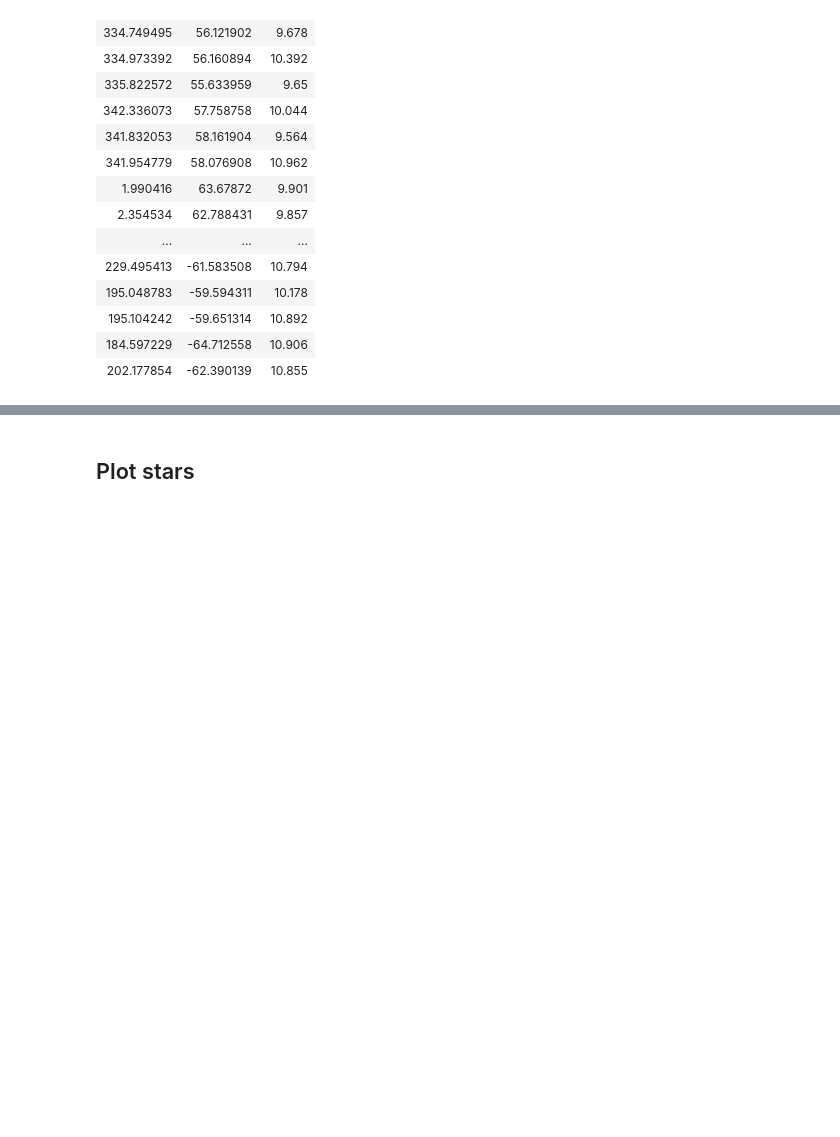
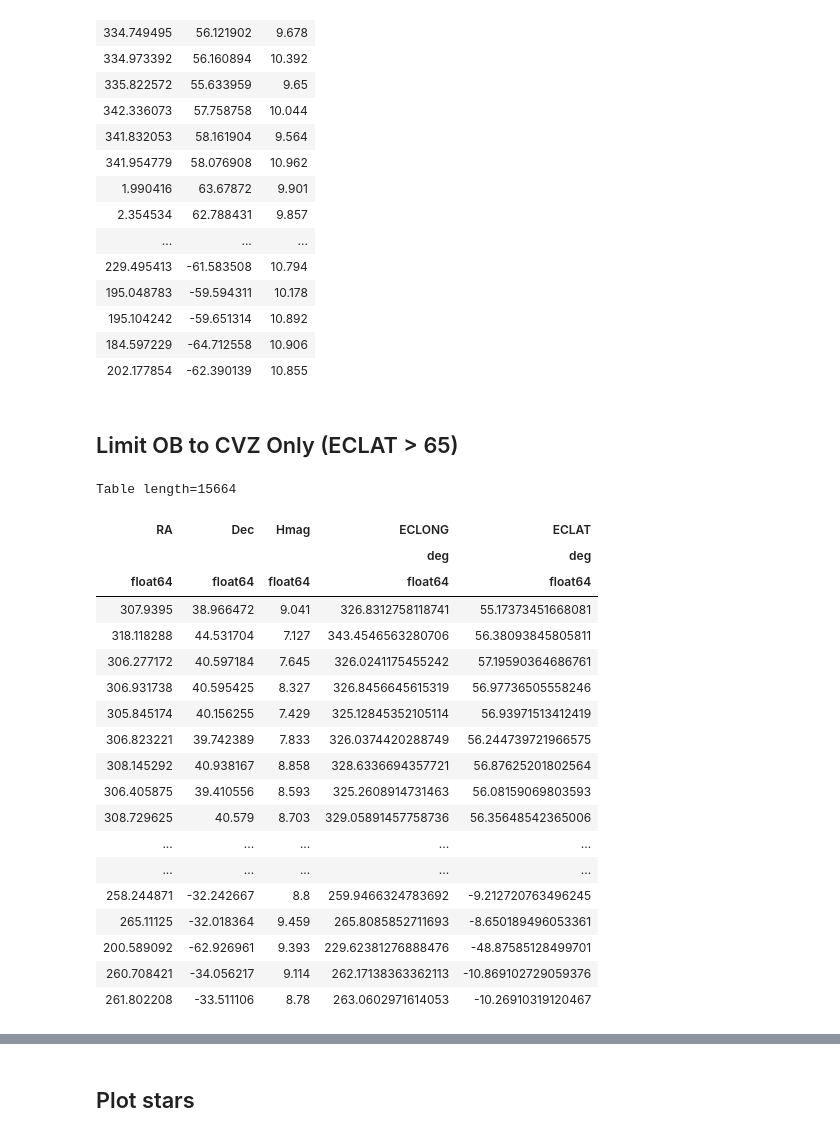
Before and after one commit to William-Zhang-R/SDSS-V-SimTargets, a Jupyter notebook: allsky/TESS OBAF.ipynb, the cells around one changed output, grey strips where cells are left out. Saved outputs shown, nothing was run; the diff lists cells and outputs as text; code cells hidden in the pictures; blank space fills up the shorter version.

```diff
--- a/allsky/TESS OBAF.ipynb
+++ b/allsky/TESS OBAF.ipynb
@@ -67,3 +68,32 @@ Table length=11495
 | 195.104242 | -59.651314 | 10.892 |
 | 184.597229 | -64.712558 | 10.906 |
 | 202.177854 | -62.390139 | 10.855 |
+# %% [markdown]
+## Limit OB to CVZ Only (ECLAT > 65)
+# %%
+ob1_fk5 = SkyCoord(ob1_target_big_tab['RA'],ob1_target_big_tab['Dec'],unit=(u.deg,u.deg),frame="fk5")
+ob1_ecl = ob1_fk5.transform_to(BarycentricTrueEcliptic())
+ob1_target_big_tab["ECLONG"] = ob1_ecl.lon
+ob1_target_big_tab["ECLAT"] = ob1_ecl.lat
+ob1_target_big_tab
+# %% [output]
+Table length=15664
+| RA | Dec | Hmag | ECLONG | ECLAT |
+|  |  |  | deg | deg |
+| float64 | float64 | float64 | float64 | float64 |
+| 307.9395 | 38.966472 | 9.041 | 326.8312758118741 | 55.17373451668081 |
+| 318.118288 | 44.531704 | 7.127 | 343.4546563280706 | 56.38093845805811 |
+| 306.277172 | 40.597184 | 7.645 | 326.0241175455242 | 57.19590364686761 |
+| 306.931738 | 40.595425 | 8.327 | 326.8456645615319 | 56.97736505558246 |
+| 305.845174 | 40.156255 | 7.429 | 325.12845352105114 | 56.93971513412419 |
+| 306.823221 | 39.742389 | 7.833 | 326.0374420288749 | 56.244739721966575 |
+| 308.145292 | 40.938167 | 8.858 | 328.6336694357721 | 56.87625201802564 |
+| 306.405875 | 39.410556 | 8.593 | 325.2608914731463 | 56.08159069803593 |
+| 308.729625 | 40.579 | 8.703 | 329.05891457758736 | 56.35648542365006 |
+| ... | ... | ... | ... | ... |
+| ... | ... | ... | ... | ... |
+| 258.244871 | -32.242667 | 8.8 | 259.9466324783692 | -9.212720763496245 |
+| 265.11125 | -32.018364 | 9.459 | 265.8085852711693 | -8.650189496053361 |
+| 200.589092 | -62.926961 | 9.393 | 229.62381276888476 | -48.87585128499701 |
+| 260.708421 | -34.056217 | 9.114 | 262.17138363362113 | -10.869102729059376 |
+| 261.802208 | -33.511106 | 8.78 | 263.0602971614053 | -10.26910319120467 |
```
Also changed, not shown: parts of 9 cells of this notebook, 10 other files.
